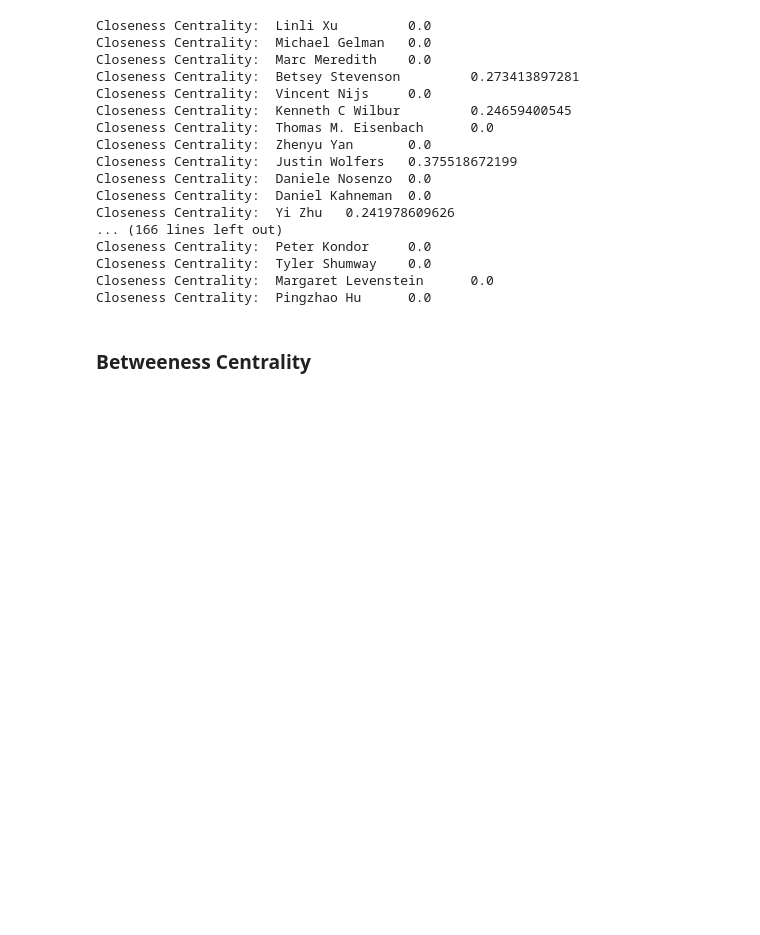
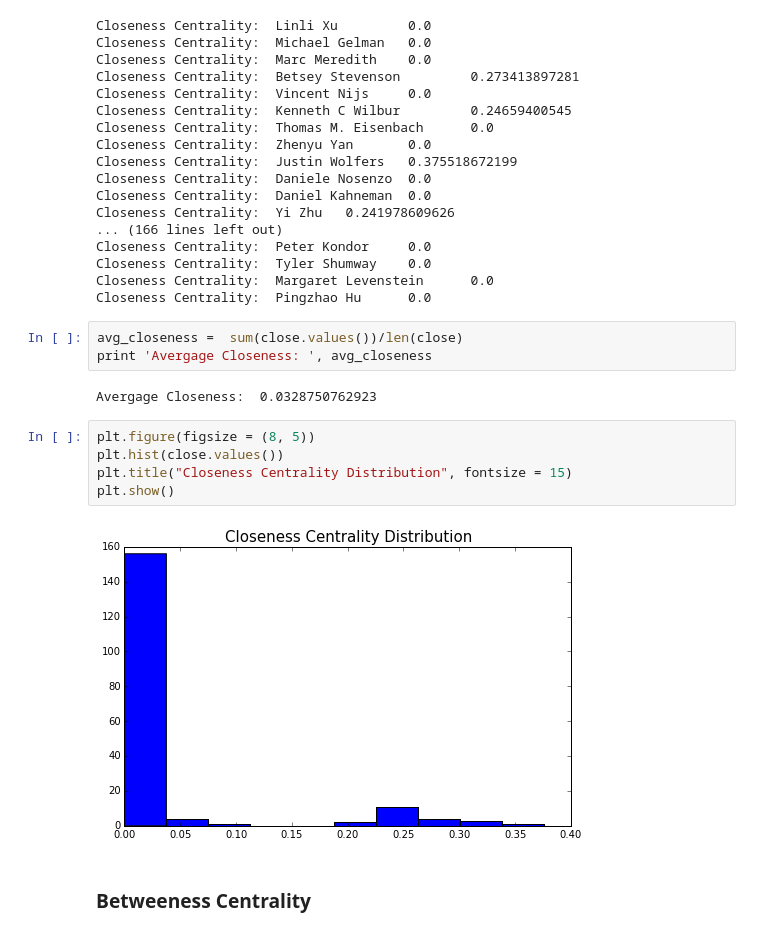
Before and after one commit to shngli/Data-Mining-Python, a Jupyter notebook: Google Scholar network/google scholar.ipynb, the cells around one changed output. Cells and saved outputs as stored; diff of their text form; blank space fills up the shorter version.

```diff
--- a/Google Scholar network/google scholar.ipynb
+++ b/Google Scholar network/google scholar.ipynb
@@ -156,6 +168,18 @@ Closeness Centrality:  Peter Kondor     0.0
 Closeness Centrality:  Tyler Shumway    0.0
 Closeness Centrality:  Margaret Levenstein      0.0
 Closeness Centrality:  Pingzhao Hu      0.0
+# %%
+avg_closeness =  sum(close.values())/len(close)
+print 'Avergage Closeness: ', avg_closeness
+# %% [output]
+Avergage Closeness:  0.0328750762923
+# %%
+plt.figure(figsize = (8, 5))
+plt.hist(close.values())
+plt.title("Closeness Centrality Distribution", fontsize = 15)
+plt.show()
+# %% [output]
+[figure, added]
 # %% [markdown]
 ### Betweeness Centrality
 # %%
```
Also changed, not shown: parts of 6 cells of this notebook.
